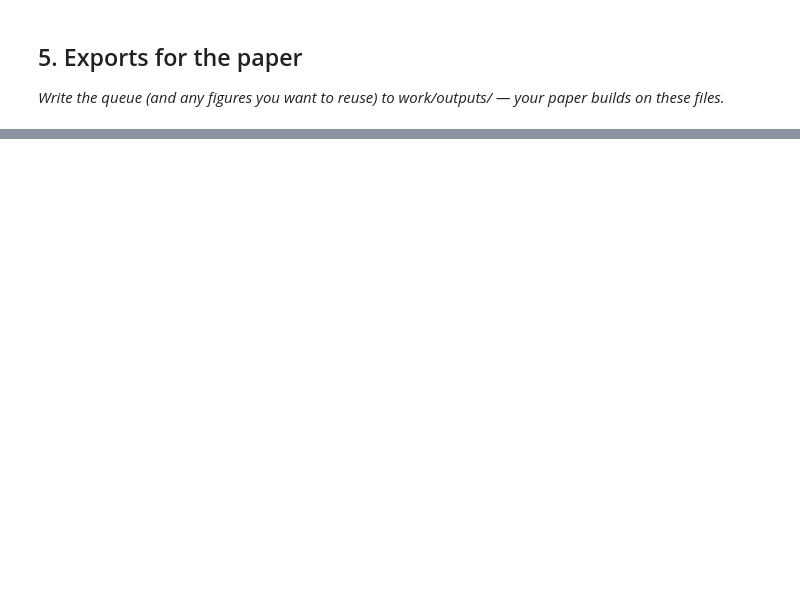
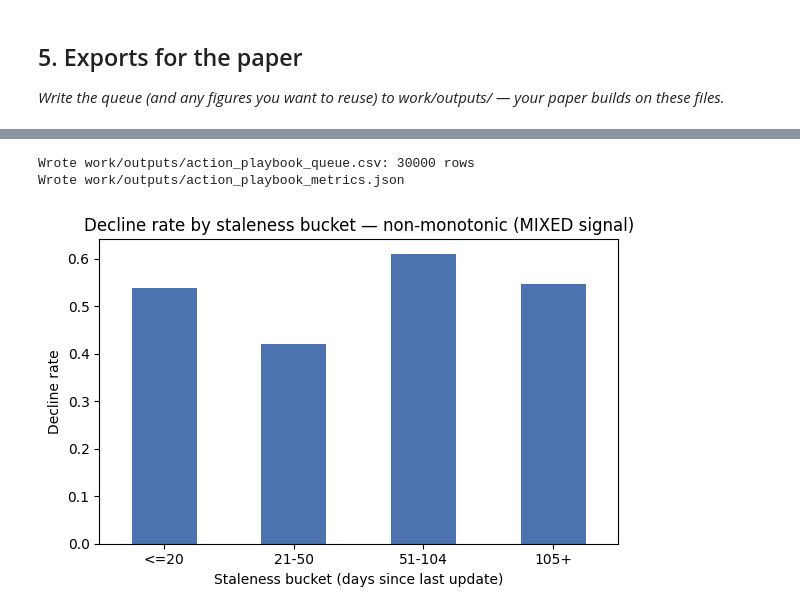
Before and after one commit to Ayesha-Shahzadkhan/flyrank-assignment1, a Jupyter notebook: work/notebooks/w07_action_playbook.ipynb, the cells around one changed output, grey strips where cells are left out. Cells and saved outputs as stored; diff of their text form; code cells hidden in the pictures; blank space fills up the shorter version.

```diff
--- a/work/notebooks/w07_action_playbook.ipynb
+++ b/work/notebooks/w07_action_playbook.ipynb
@@ -12,0 +51,23 @@ This skeleton is yours to fill. Work the sections **in order** — each one has
+# %%
+high_vis = df['impressions_90d'] > 81
+stale = df['days_since_last_update'] > 51
+
+df['reason_code'] = 'LOW VISIBILITY'
+df.loc[high_vis & stale, 'reason_code'] = 'HIGH VISIBILITY STALE'
+df.loc[high_vis & ~stale, 'reason_code'] =  'HIGH VISIBILITY FRESH'
+
+action_map = {
+    'HIGH VISIBILITY STALE': 'REFRESH',
+    'HIGH VISIBILITY FRESH': 'REVIEW'
+}
+df['action'] = df['reason_code'].map(action_map)
+df['score'] = df['impressions_90d']
+
+queue = df.sort_values('score', ascending=False).reset_index(drop=True)
+queue.insert(0, 'rank', queue.index + 1)
+
+print(queue['reason_code'].value_counts())
+print()
+print(queue['action'].value_counts())
+queue[['rank','content_id','content_type','impressions_90d','days_since_last_update',
+       'score','reason_code','action']].head(10)
@@ -12,0 +122,10 @@ This skeleton is yours to fill. Work the sections **in order** — each one has
+# %%
+bins = [0, 20, 50, 104, 373]
+labels = ["<=20", "21-50", "51-104", "105+"]
+decay_check = df.copy()
+decay_check['staleness_bucket'] = pd.cut(decay_check['days_since_last_update'], bins=bins, labels=labels)
+decay_table = decay_check.groupby('staleness_bucket', observed=True)['is_declining'].agg(['count', 'mean'])
+print(decay_table)
+print()
+print("Top repeated days_since_last_update values:")
+print(df['days_since_last_update'].value_counts().head(3))
@@ -29,3 +246,43 @@ This skeleton is yours to fill. Work the sections **in order** — each one has
+# %%
+import os, json
+
+os.makedirs("work/outputs", exist_ok=True)
+os.makedirs("work/figures", exist_ok=True)
+
+export_cols = ['rank', 'content_id', 'content_type', 'main_intent', 'impressions_90d',
+               'days_since_last_update', 'score', 'reason_code', 'action']
+queue[export_cols].to_csv("work/outputs/action_playbook_queue.csv", index=False)
+
+metrics = {
+    "notebook": "w07_action_playbook",
+    "rule_source": "ML-07 baseline (impressions_90d > 81, days_since_last_update >= 51)",
+    "n_rows": int(len(df)),
+    "base_rate_is_declining": round(df['is_declining'].mean(), 4),
+    "reason_code_counts": queue['reason_code'].value_counts().to_dict(),
+    "action_counts": queue['action'].value_counts().to_dict(),
+    "archetype_action_crosstab": archetype_action.to_dict(),
+    "honest_split_note": "Week-6 grouped-by-client split: ~0.58 accuracy vs ~0.54 base rate (directional, not strong)",
+}
+with open("work/outputs/action_playbook_metrics.json", "w") as f:
+    json.dump(metrics, f, indent=2)
+
+print("Wrote work/outputs/action_playbook_queue.csv:", queue.shape[0], "rows")
+print("Wrote work/outputs/action_playbook_metrics.json")
+# %% [output]
+Wrote work/outputs/action_playbook_queue.csv: 30000 rows
+Wrote work/outputs/action_playbook_metrics.json
+# %%
+fig, ax = plt.subplots(figsize=(6, 4))
+decay_table['mean'].plot(kind='bar', ax=ax, color='#4C72B0')
+ax.set_ylabel("Decline rate")
+ax.set_xlabel("Staleness bucket (days since last update)")
+ax.set_title("Decline rate by staleness bucket — non-monotonic (MIXED signal)")
+plt.xticks(rotation=0)
+plt.tight_layout()
+plt.savefig("work/figures/decline_rate_by_staleness_bucket.png", dpi=150)
+plt.show()
+# %% [output]
+[figure, added]
 # %% [markdown]
 ## Self-check
 
```
Also changed, not shown: parts of 15 cells of this notebook.
